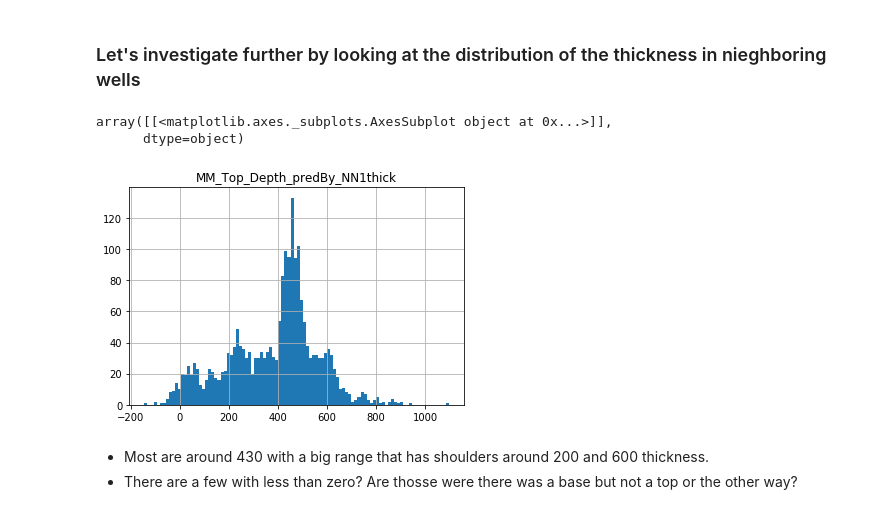
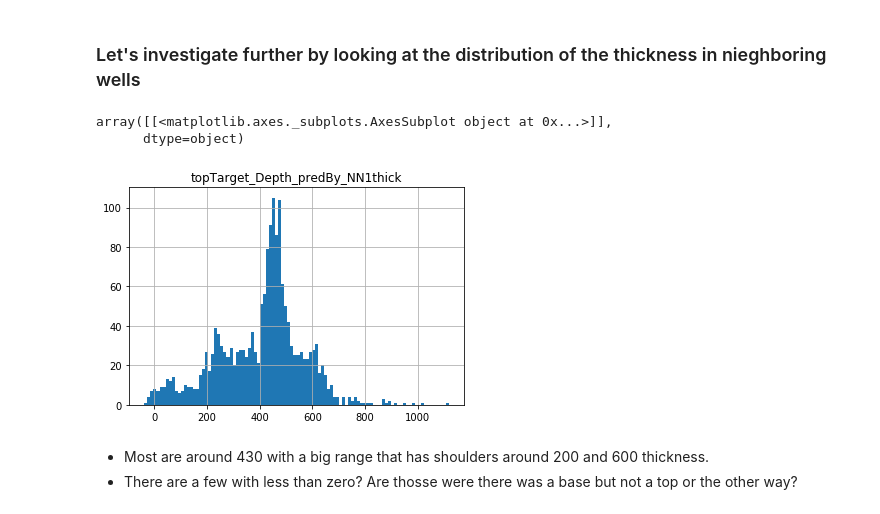
Before and after one commit to JustinGOSSES/MannvilleGroup_Strat_Hackathon, a Jupyter notebook: notebooks_2018/modular_redo/WellsKNN/wellKNN_wKDtree-Post092018_vC.ipynb, the cells around one changed output. Drawn from its saved outputs; the diff is of its cells as text; code cells hidden in the pictures.

```diff
--- a/notebooks_2018/modular_redo/WellsKNN/wellKNN_wKDtree-Post092018_vC.ipynb
+++ b/notebooks_2018/modular_redo/WellsKNN/wellKNN_wKDtree-Post092018_vC.ipynb
@@ -597 +668,13 @@ temp5['MM_Top_Depth_predBy_NN1thick'] =  temp5['McMurray_Base_DEPTH'] - temp5['N
+# %%
+def useThicknessOfNeighborsToEst(df_new2):
+    df_new2['NN1_topTarget_DEPTH'] = df_new2['NN1_topTarget_DEPTH'].apply(convertStringToFloat)
+    df_new2['NN1_TopHelper_DEPTH'] = df_new2['NN1_TopHelper_DEPTH'].apply(convertStringToFloat)
+    df_new2['TopHelper_DEPTH'] = df_new2['TopHelper_DEPTH'].apply(convertStringToFloat)
+    df_new2['TopTarget_DEPTH'] = df_new2['TopTarget_DEPTH'].apply(convertStringToFloat)
+    df_new2['NN1_thickness'] = df_new2['NN1_TopHelper_DEPTH'] - df_new2['NN1_topTarget_DEPTH']
+    df_new2['topTarget_Depth_predBy_NN1thick'] =  df_new2['TopHelper_DEPTH'] - df_new2['NN1_thickness']
+    return df_new2
+# %%
+
+df_new2 = useThicknessOfNeighborsToEst(df_new2)
 # %%
@@ -618,9 +701,9 @@ This will compare:
 # %% [markdown]
 We'll create a new dataframe from the old one to avoid accidentally copying in the top depths we've want to predict as an extra column
 # %%
-doNotSaveThisDF_temp5 = temp5.copy()
+doNotSaveThisDF_temp5 = df_new2.copy()
 # %%
-doNotSaveThisDF_temp5['MM_Top_Depth_Real_v_predBy_NN1thick'] =  doNotSaveThisDF_temp5['McMurray_Top_DEPTH'] - doNotSaveThisDF_temp5['MM_Top_Depth_predBy_NN1thick']
+doNotSaveThisDF_temp5['MM_Top_Depth_Real_v_predBy_NN1thick'] =  doNotSaveThisDF_temp5['TopTarget_DEPTH'] - doNotSaveThisDF_temp5['topTarget_Depth_predBy_NN1thick']
 # %%
 doNotSaveThisDF_temp5['MM_Top_Depth_Real_v_predBy_NN1thick'].head()
 # %% [output]
@@ -648,11 +731,11 @@ array([[<matplotlib.axes._subplots.AxesSubplot object at 0x...>]],
 # %%
 #MM_Top_Depth_Real_v_predBy_NN1thick
 # temp5.hist(column='MM_Top_Depth_Real_v_predBy_NN1thick', bins=100)
-temp5.hist(column='MM_Top_Depth_predBy_NN1thick', bins=100)
+doNotSaveThisDF_temp5.hist(column='topTarget_Depth_predBy_NN1thick', bins=100)
 # %% [output]
 array([[<matplotlib.axes._subplots.AxesSubplot object at 0x...>]],
       dtype=object)
-[figure, old version]
+[figure, new version]
 # %% [markdown]
 - Most are around 430 with a big range that has shoulders around 200 and 600 thickness.
 - There are a few with less than zero? Are thosse were there was a base but not a top or the other way?
```
Also changed, not shown: parts of 77 cells of this notebook, 3 other files.
